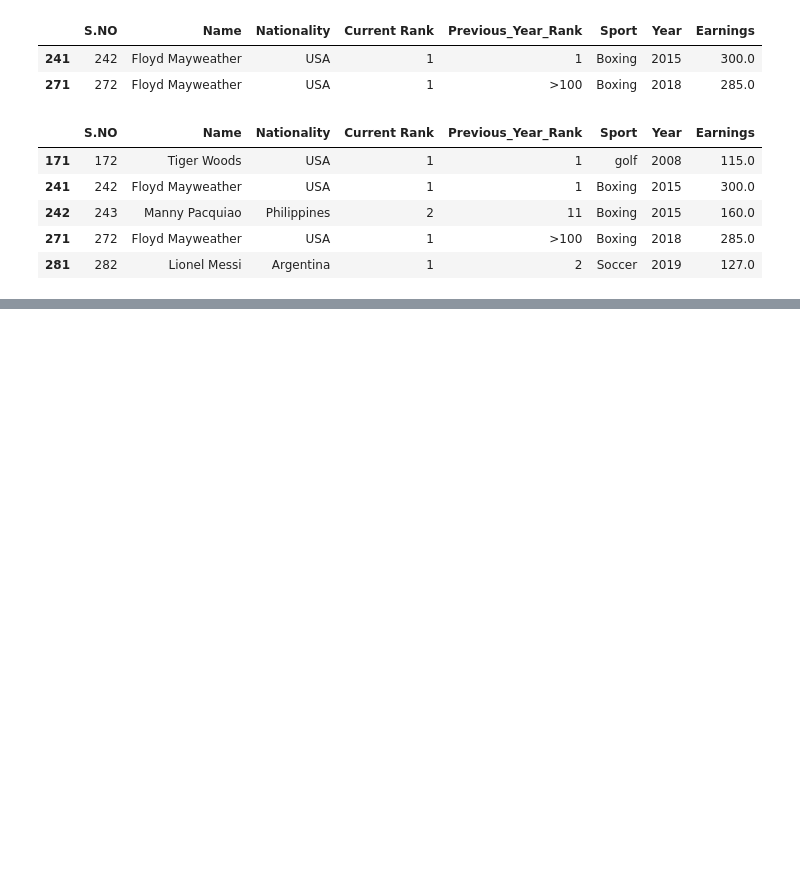
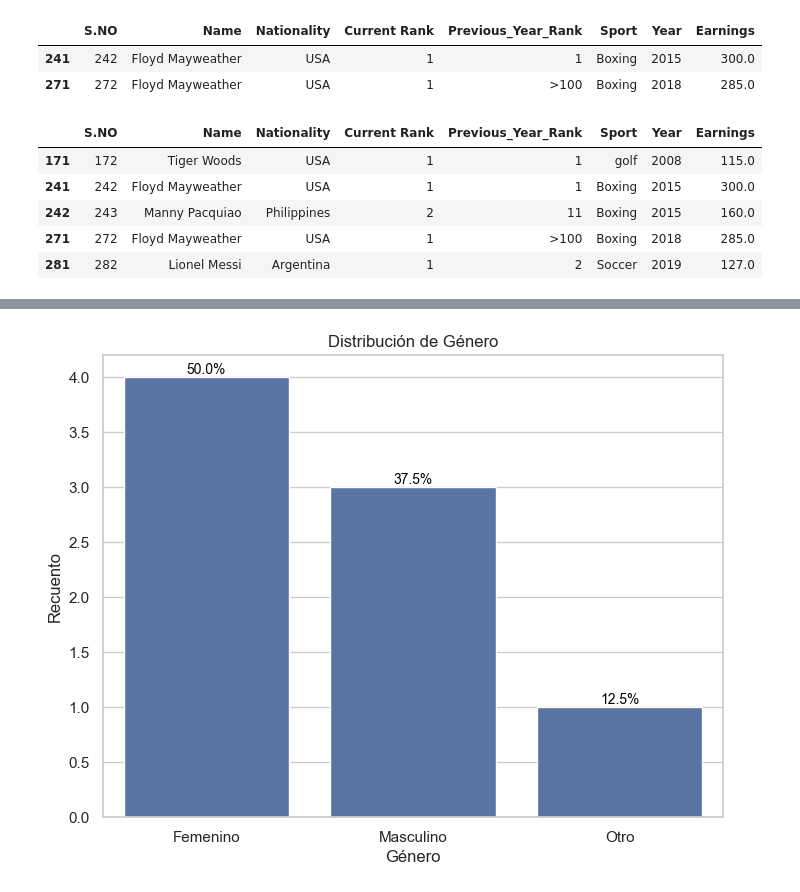
Before and after one commit to oscargbocanegra/learning, a Jupyter notebook: MachineLearning/c-udemy-analisis-datos-python-3/notebooks/03-analisis-exploratorio.ipynb, the cells around one changed output, grey strips where cells are left out. Cells and saved outputs as stored; diff of their text form; code cells hidden in the pictures; blank space fills up the shorter version.

Commit message:
ejemplo porcentajes

```diff
--- a/MachineLearning/c-udemy-analisis-datos-python-3/notebooks/03-analisis-exploratorio.ipynb
+++ b/MachineLearning/c-udemy-analisis-datos-python-3/notebooks/03-analisis-exploratorio.ipynb
@@ -732,3 +732,31 @@ forbes.query('Year == 2018')
 | 278 | 279 | Stephen Curry | USA | 8 | 8 | Basketball | 2018 | 76.9 |
 | 279 | 280 | Matt Ryan | USA | 9 | >100 | American Football | 2018 | 67.3 |
 | 280 | 281 | Matthew Stafford | USA | 10 | >100 | American Football | 2018 | 59.5 |
+# %%
+import seaborn as sns
+import matplotlib.pyplot as plt
+import pandas as pd
+
+# Crear un DataFrame de ejemplo
+data = {'Género': ['Femenino', 'Masculino', 'Femenino', 'Otro', 'Masculino', 'Femenino', 'Femenino', 'Masculino'],
+        'Edad': [25, 30, 35, 40, 45, 50, 55, 60]}
+df = pd.DataFrame(data)
+
+# Crear el gráfico de barras con Seaborn
+sns.set(style="whitegrid")
+plt.figure(figsize=(8, 6))
+ax = sns.countplot(data=df, x='Género')
+plt.title("Distribución de Género")
+plt.ylabel("Recuento")
+
+# Calcular los porcentajes y agregar etiquetas
+total_samples = len(df)
+for p in ax.patches:
+    percentage = '{:.1f}%'.format(100 * p.get_height() / total_samples)
+    x = p.get_x() + p.get_width() / 2.
+    y = p.get_height()
+    ax.annotate(percentage, (x, y), ha='center', va='bottom', fontsize=10, color='black')
+
+plt.show()
+# %% [output]
+[figure, added]
```
